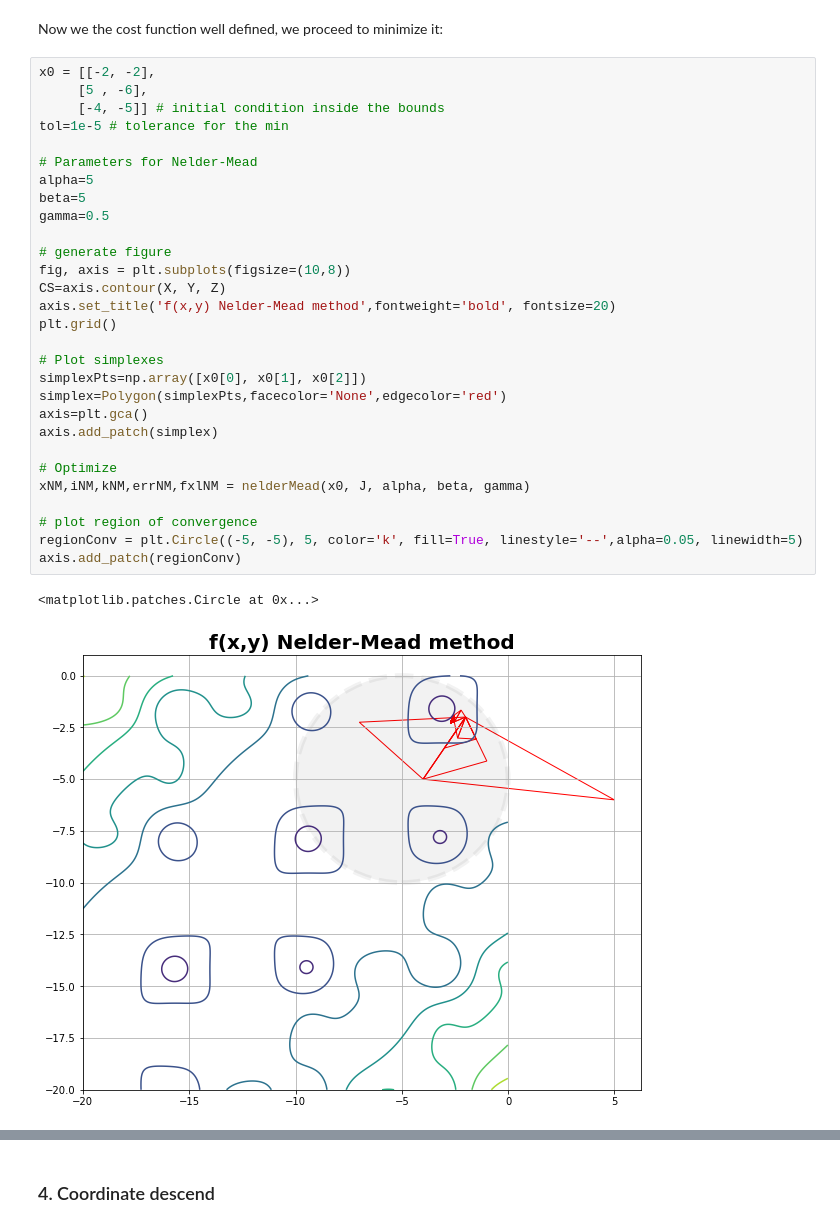
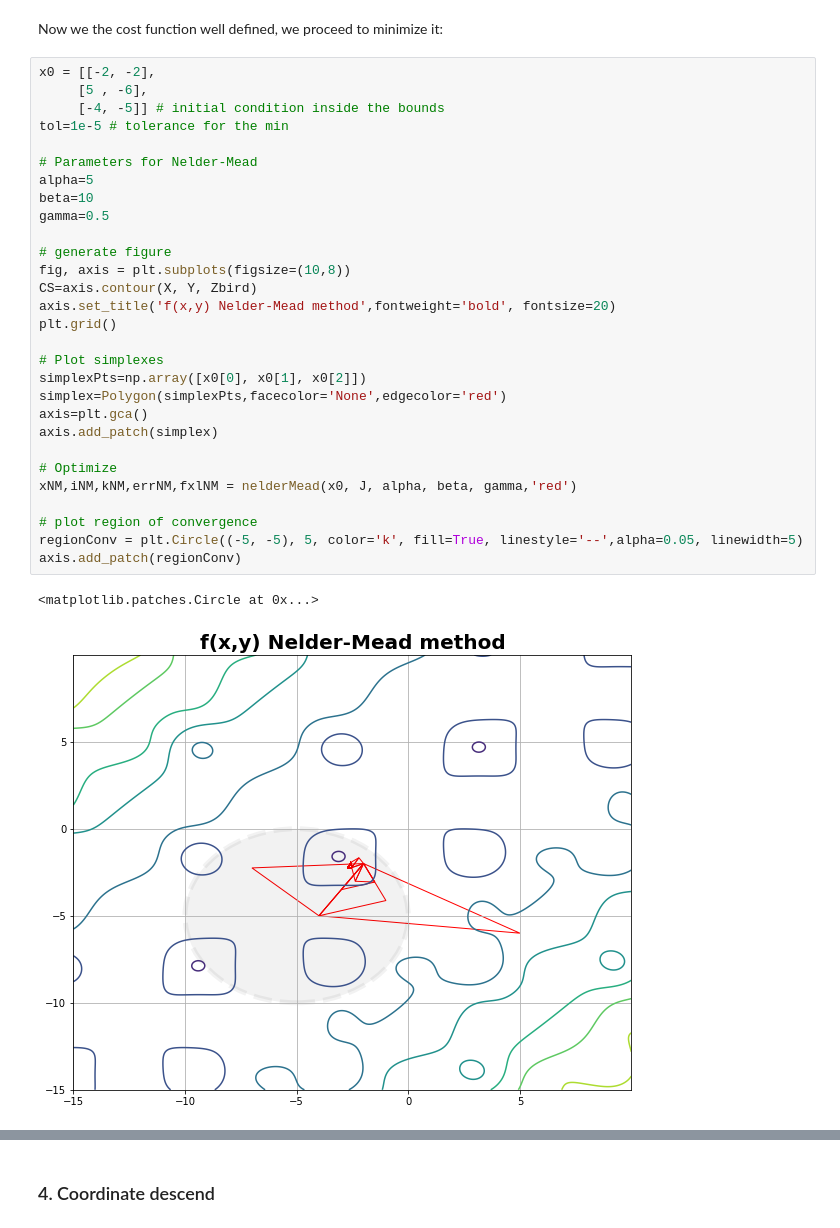
Before and after one commit to DarioSlaifsteinSk/OptMethdMA060002, a Jupyter notebook: Optimization_HW1.ipynb, the cells around one changed output, grey strips where cells are left out. Drawn from its saved outputs; the diff is of its cells as text.

```diff
--- a/Optimization_HW1.ipynb
+++ b/Optimization_HW1.ipynb
@@ -238,37 +238,37 @@ plt.grid()
 # %% [markdown]
 Now we the cost function well defined, we proceed to minimize it:
-# %%
-x0 = [[-2, -2],
-     [5 , -6],
-     [-4, -5]] # initial condition inside the bounds
-tol=1e-5 # tolerance for the min
-
-# Parameters for Nelder-Mead
-alpha=5
-beta=5
-gamma=0.5
-
-# generate figure
-fig, axis = plt.subplots(figsize=(10,8))
-CS=axis.contour(X, Y, Z)
-axis.set_title('f(x,y) Nelder-Mead method',fontweight='bold', fontsize=20)
-plt.grid()
-
-# Plot simplexes
-simplexPts=np.array([x0[0], x0[1], x0[2]])
-simplex=Polygon(simplexPts,facecolor='None',edgecolor='red')
-axis=plt.gca()
-axis.add_patch(simplex)
-
-# Optimize
-xNM,iNM,kNM,errNM,fxlNM = nelderMead(x0, J, alpha, beta, gamma)
-
-# plot region of convergence
-regionConv = plt.Circle((-5, -5), 5, color='k', fill=True, linestyle='--',alpha=0.05, linewidth=5)
-axis.add_patch(regionConv)
-# %% [output]
-<matplotlib.patches.Circle at 0x...>
-[figure, removed]
+# %%
+x0 = [[-2, -2],
+     [5 , -6],
+     [-4, -5]] # initial condition inside the bounds
+tol=1e-5 # tolerance for the min
+
+# Parameters for Nelder-Mead
+alpha=5
+beta=10
+gamma=0.5
+
+# generate figure
+fig, axis = plt.subplots(figsize=(10,8))
+CS=axis.contour(X, Y, Zbird)
+axis.set_title('f(x,y) Nelder-Mead method',fontweight='bold', fontsize=20)
+plt.grid()
+
+# Plot simplexes
+simplexPts=np.array([x0[0], x0[1], x0[2]])
+simplex=Polygon(simplexPts,facecolor='None',edgecolor='red')
+axis=plt.gca()
+axis.add_patch(simplex)
+
+# Optimize
+xNM,iNM,kNM,errNM,fxlNM = nelderMead(x0, J, alpha, beta, gamma,'red')
+
+# plot region of convergence
+regionConv = plt.Circle((-5, -5), 5, color='k', fill=True, linestyle='--',alpha=0.05, linewidth=5)
+axis.add_patch(regionConv)
+# %% [output]
+<matplotlib.patches.Circle at 0x...>
+[figure, added]
 # %%
 plt.figure(dpi=160, figsize=(5,3))
 
```
Also changed, not shown: parts of 16 cells of this notebook.
